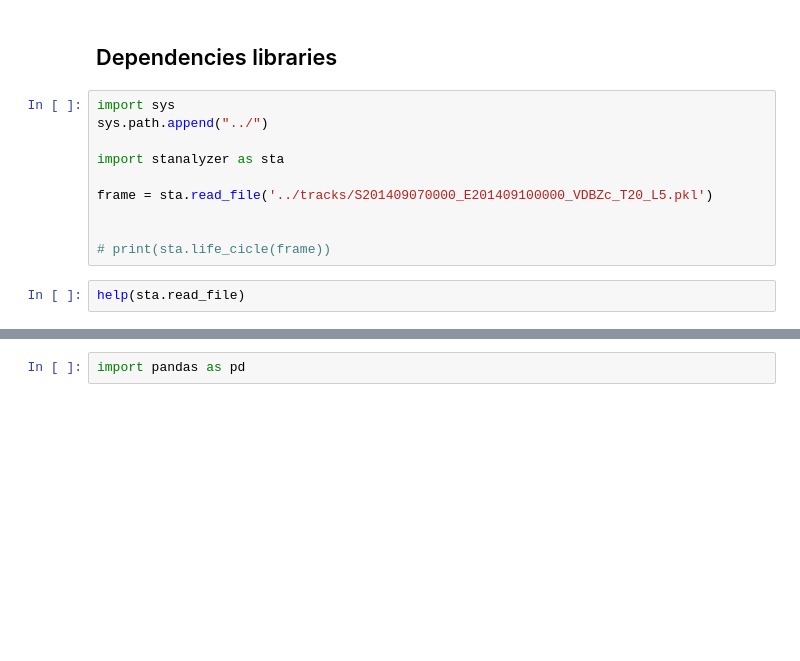
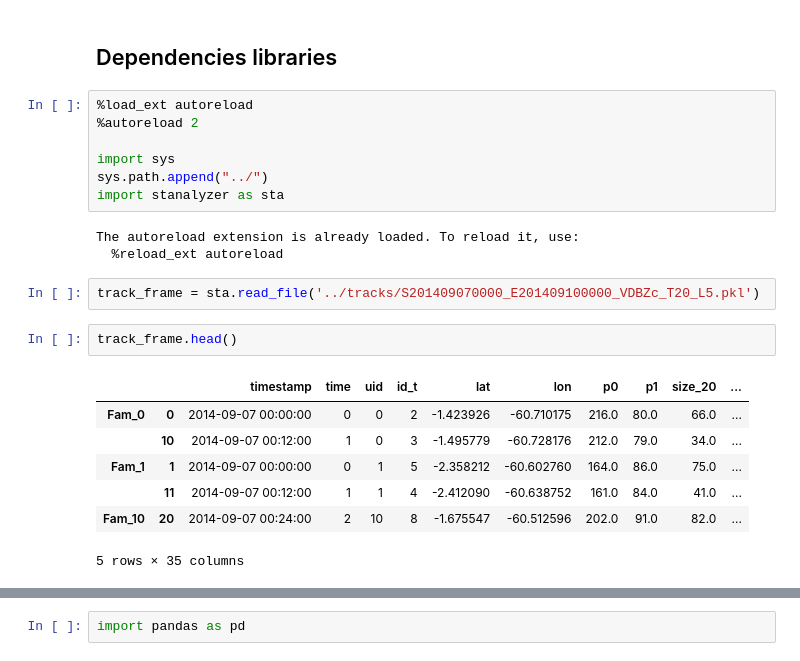
Before and after one commit to helvecioneto/stanalyzer, a Jupyter notebook: docs/READ_FAM.ipynb, the cells around one changed output, grey strips where cells are left out. Saved outputs shown, nothing was run; the diff lists cells and outputs as text; blank space fills up the shorter version.

```diff
--- a/docs/READ_FAM.ipynb
+++ b/docs/READ_FAM.ipynb
@@ -30,14 +30,24 @@ Minimum size threshold per cluster:
 # %% [markdown]
 ## Dependencies libraries
 # %%
+%load_ext autoreload
+%autoreload 2
+
 import sys
 sys.path.append("../")
-
 import stanalyzer as sta
-
-frame = sta.read_file('../tracks/S201409070000_E201409100000_VDBZc_T20_L5.pkl')
-
-
-# print(sta.life_cicle(frame))
+# %% [output]
+The autoreload extension is already loaded. To reload it, use:
+  %reload_ext autoreload
-# %%
-help(sta.read_file)
+# %%
+track_frame = sta.read_file('../tracks/S201409070000_E201409100000_VDBZc_T20_L5.pkl')
+# %%
+track_frame.head()
+# %% [output]
+|  |  | timestamp | time | uid | id_t | lat | lon | p0 | p1 | size_20 | ... |
+| Fam_0 | 0 | 2014-09-07 00:00:00 | 0 | 0 | 2 | -1.423926 | -60.710175 | 216.0 | 80.0 | 66.0 | ... |
+|  | 10 | 2014-09-07 00:12:00 | 1 | 0 | 3 | -1.495779 | -60.728176 | 212.0 | 79.0 | 34.0 | ... |
+| Fam_1 | 1 | 2014-09-07 00:00:00 | 0 | 1 | 5 | -2.358212 | -60.602760 | 164.0 | 86.0 | 75.0 | ... |
+|  | 11 | 2014-09-07 00:12:00 | 1 | 1 | 4 | -2.412090 | -60.638752 | 161.0 | 84.0 | 41.0 | ... |
+| Fam_10 | 20 | 2014-09-07 00:24:00 | 2 | 10 | 8 | -1.675547 | -60.512596 | 202.0 | 91.0 | 82.0 | ... |
+5 rows × 35 columns
```
Also changed, not shown: parts of 4 cells of this notebook, 4 other files.
